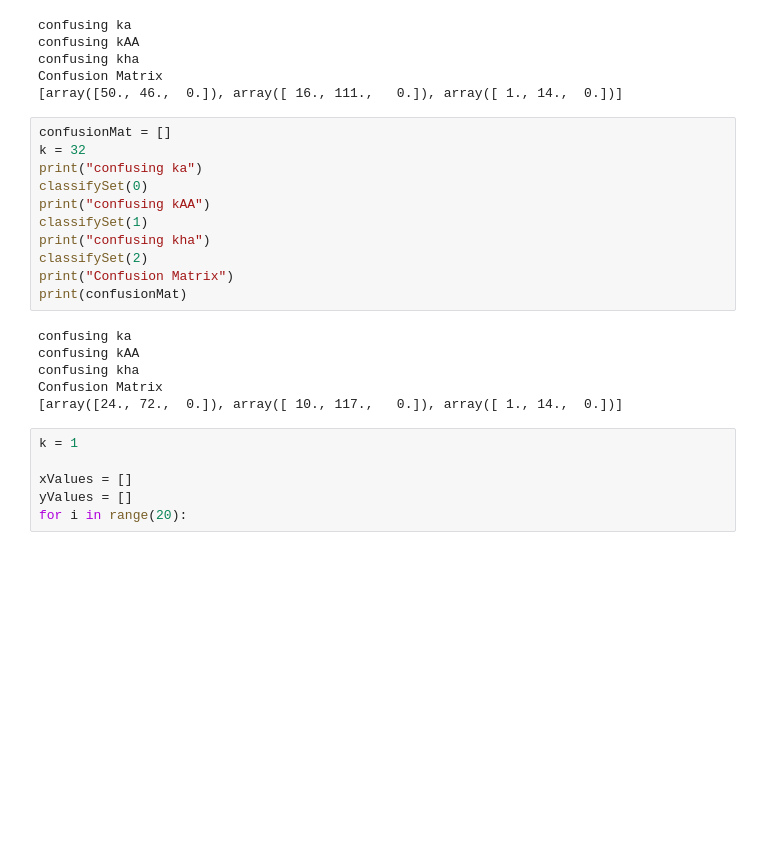
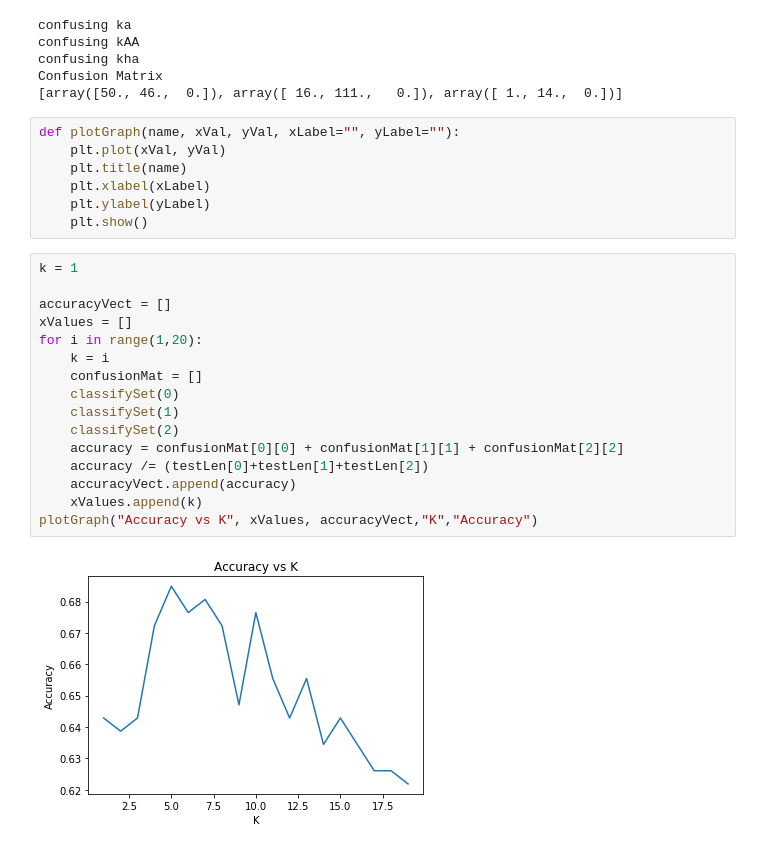
Before and after one commit to ashking13th/patternRecognition, a Jupyter notebook: assignments/assign-3/scripts/knn.ipynb, the cells around one changed output. Saved outputs shown, nothing was run; the diff lists cells and outputs as text; blank space fills up the shorter version.

```diff
--- a/assignments/assign-3/scripts/knn.ipynb
+++ b/assignments/assign-3/scripts/knn.ipynb
@@ -187,26 +187,28 @@ confusing kAA
 confusing kha
 Confusion Matrix
 [array([50., 46.,  0.]), array([ 16., 111.,   0.]), array([ 1., 14.,  0.])]
-# %%
-confusionMat = []
-k = 32
-print("confusing ka")
-classifySet(0)
-print("confusing kAA")
-classifySet(1)
-print("confusing kha")
-classifySet(2)
-print("Confusion Matrix")
-print(confusionMat)
-# %% [output]
-confusing ka
-confusing kAA
-confusing kha
-Confusion Matrix
-[array([24., 72.,  0.]), array([ 10., 117.,   0.]), array([ 1., 14.,  0.])]
-# %%
-k = 1
-
-xValues = []
-yValues = []
-for i in range(20):
+# %%
+def plotGraph(name, xVal, yVal, xLabel="", yLabel=""):
+    plt.plot(xVal, yVal)
+    plt.title(name)
+    plt.xlabel(xLabel)
+    plt.ylabel(yLabel)
+    plt.show()
+# %%
+k = 1
+
+accuracyVect = []
+xValues = []
+for i in range(1,20):
+    k = i
+    confusionMat = []
+    classifySet(0)
+    classifySet(1)
+    classifySet(2)
+    accuracy = confusionMat[0][0] + confusionMat[1][1] + confusionMat[2][2]
+    accuracy /= (testLen[0]+testLen[1]+testLen[2])
+    accuracyVect.append(accuracy)
+    xValues.append(k)
+plotGraph("Accuracy vs K", xValues, accuracyVect,"K","Accuracy")
+# %% [output]
+[figure, added]
```
Also changed, not shown: 37 other files.
